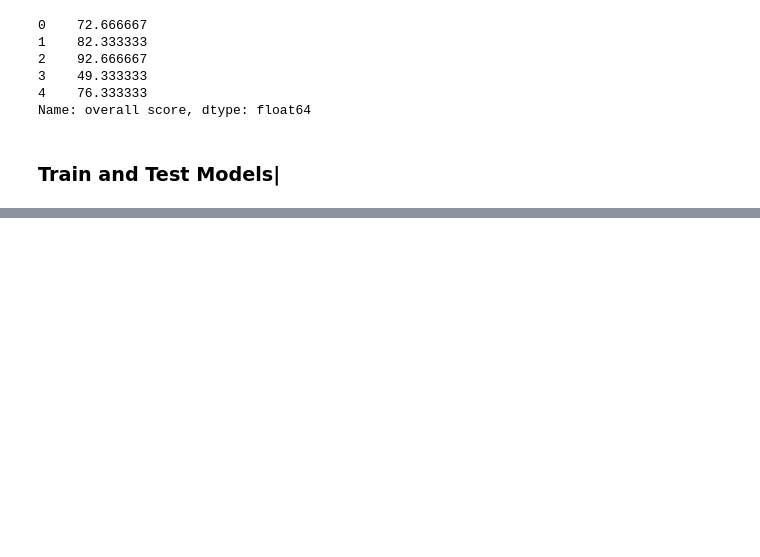
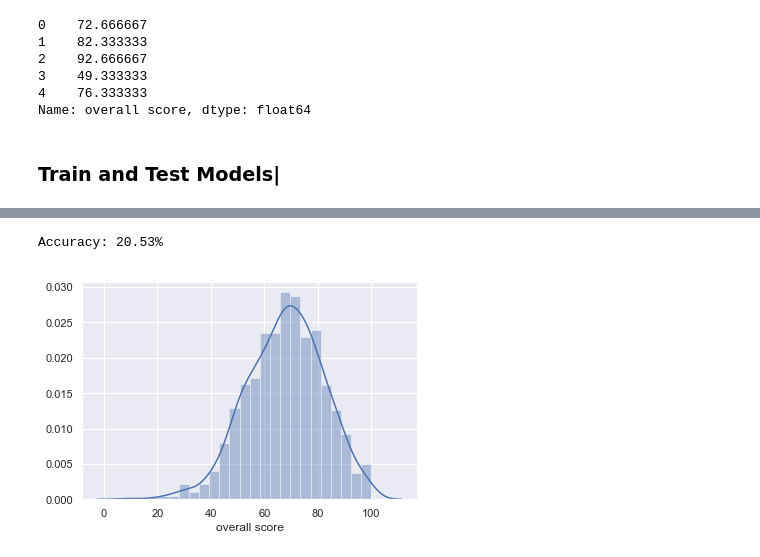
Before and after one commit to MannyOjo/Student-Performance, a Jupyter notebook: StudentPerformance.ipynb, the cells around one changed output, grey strips where cells are left out. Cells and saved outputs as stored; diff of their text form; code cells hidden in the pictures; blank space fills up the shorter version.

```diff
--- a/StudentPerformance.ipynb
+++ b/StudentPerformance.ipynb
@@ -595,0 +339,6 @@ explained_variance_score(dfTrue_Pred['overall score'], dfTrue_Pred['predicted ov
+# %%
+from sklearn.metrics import accuracy_score
+accuracy = model.score(X_test, y_test)
+print("Accuracy: %.2f%%" % (accuracy * 100.0))
+# %% [output]
+Accuracy: 20.53%
@@ -595,0 +349,5 @@ explained_variance_score(dfTrue_Pred['overall score'], dfTrue_Pred['predicted ov
+# %%
+sns.set()
+y_dist = sns.distplot(y)
+# %% [output]
+[figure, added]
```
Also changed, not shown: parts of 48 cells of this notebook.
